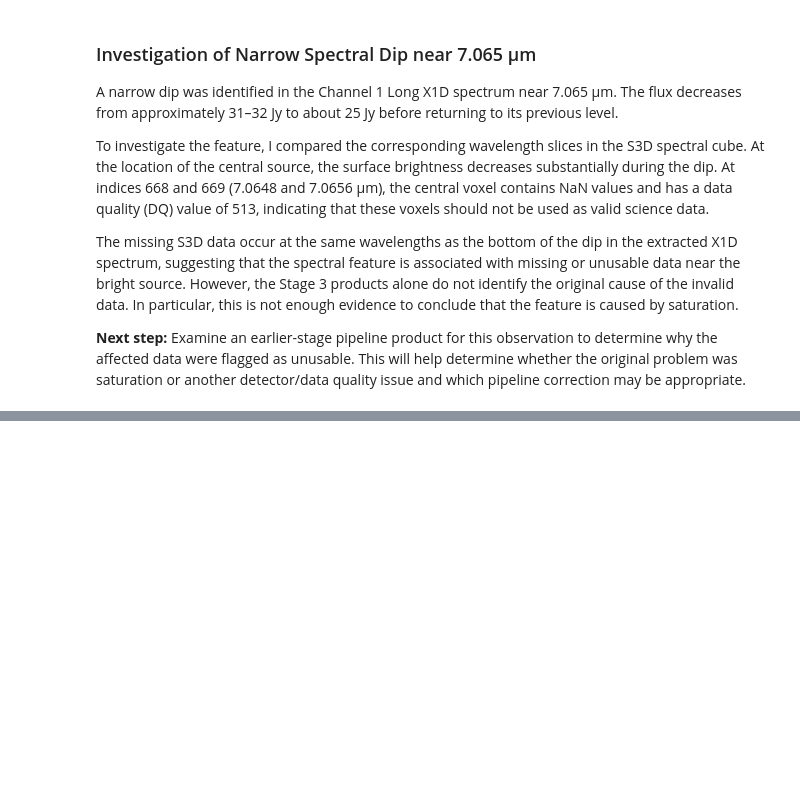
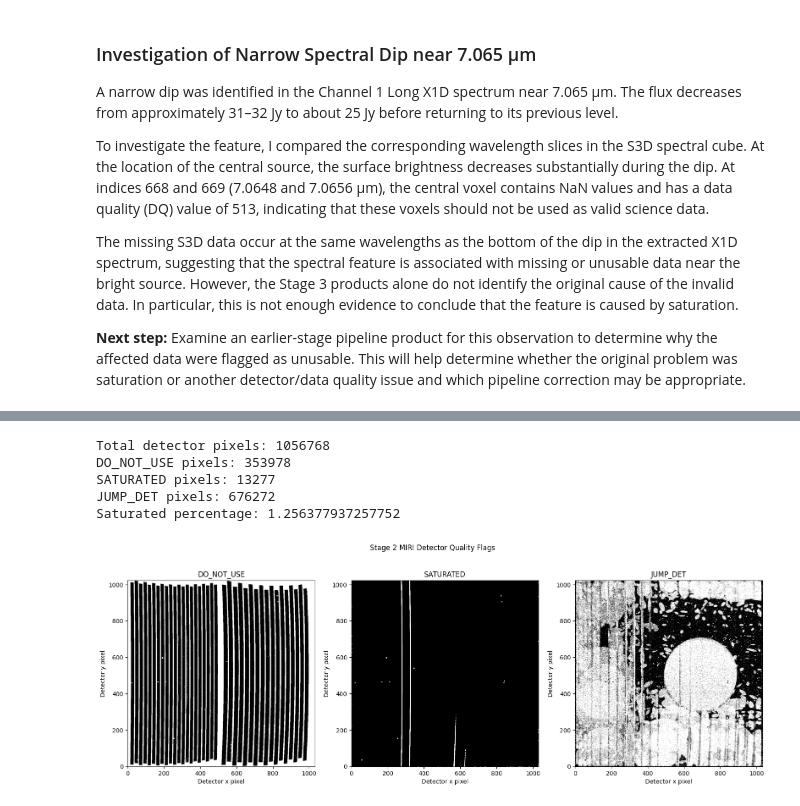
Before and after one commit to andersonava2626/jwst-miri-ml-quality-control, a Jupyter notebook: 01_irs3_data_exploration.ipynb, the cells around one changed output, grey strips where cells are left out. Saved outputs shown, nothing was run; the diff lists cells and outputs as text; code cells hidden in the pictures; blank space fills up the shorter version.

Commit message:
Imported stage 2 data and explored overall detector quality flag patterns

```diff
--- a/01_irs3_data_exploration.ipynb
+++ b/01_irs3_data_exploration.ipynb
@@ -672,0 +677,5 @@ quality issue and which pipeline correction may be appropriate.
+# %%
+cal_file = data_dir / "jw01266009001_04101_00001_mirifushort_cal.fits"
+
+with fits.open(cal_file) as hdul:
+    hdul.info()
@@ -672,0 +693,8 @@ quality issue and which pipeline correction may be appropriate.
+# %%
+with fits.open(cal_file) as hdul:
+    cal_data = hdul["SCI"].data
+    cal_dq = hdul["DQ"].data
+
+print("Science data shape:", cal_data.shape)
+print("DQ data shape:", cal_dq.shape)
+print("Unique DQ values:", np.unique(cal_dq))
@@ -672,0 +709,47 @@ quality issue and which pipeline correction may be appropriate.
+# %%
+# Count pixels with each basic DQ flag
+total_pixels = cal_dq.size
+
+do_not_use = np.count_nonzero((cal_dq & 1) != 0)
+saturated = np.count_nonzero((cal_dq & 2) != 0)
+jump_detected = np.count_nonzero((cal_dq & 4) != 0)
+
+print("Total detector pixels:", total_pixels)
+print("DO_NOT_USE pixels:", do_not_use)
+print("SATURATED pixels:", saturated)
+print("JUMP_DET pixels:", jump_detected)
+
+print("Saturated percentage:", 100 * saturated / total_pixels)
+# %% [output]
+Total detector pixels: 1056768
+DO_NOT_USE pixels: 353978
+SATURATED pixels: 13277
+JUMP_DET pixels: 676272
+Saturated percentage: 1.256377937257752
+# %%
+# Create masks for each quality flag
+do_not_use_mask = (cal_dq & 1) != 0
+saturation_mask = (cal_dq & 2) != 0
+jump_mask = (cal_dq & 4) != 0
+
+# Set up three side-by-side plots
+fig, axes = plt.subplots(1, 3, figsize=(16, 6))
+
+flags = [
+    ("DO_NOT_USE", do_not_use_mask),
+    ("SATURATED", saturation_mask),
+    ("JUMP_DET", jump_mask)
+]
+
+for ax, (name, mask) in zip(axes, flags):
+    ax.imshow(mask, origin="lower", cmap="gray", vmin=0, vmax=1)
+
+    ax.set_title(name)
+    ax.set_xlabel("Detector x pixel")
+    ax.set_ylabel("Detector y pixel")
+
+plt.suptitle("Stage 2 MIRI Detector Quality Flags")
+plt.tight_layout()
+plt.show()
+# %% [output]
+[figure, added]
```
Also changed, not shown: parts of 6 cells of this notebook.
